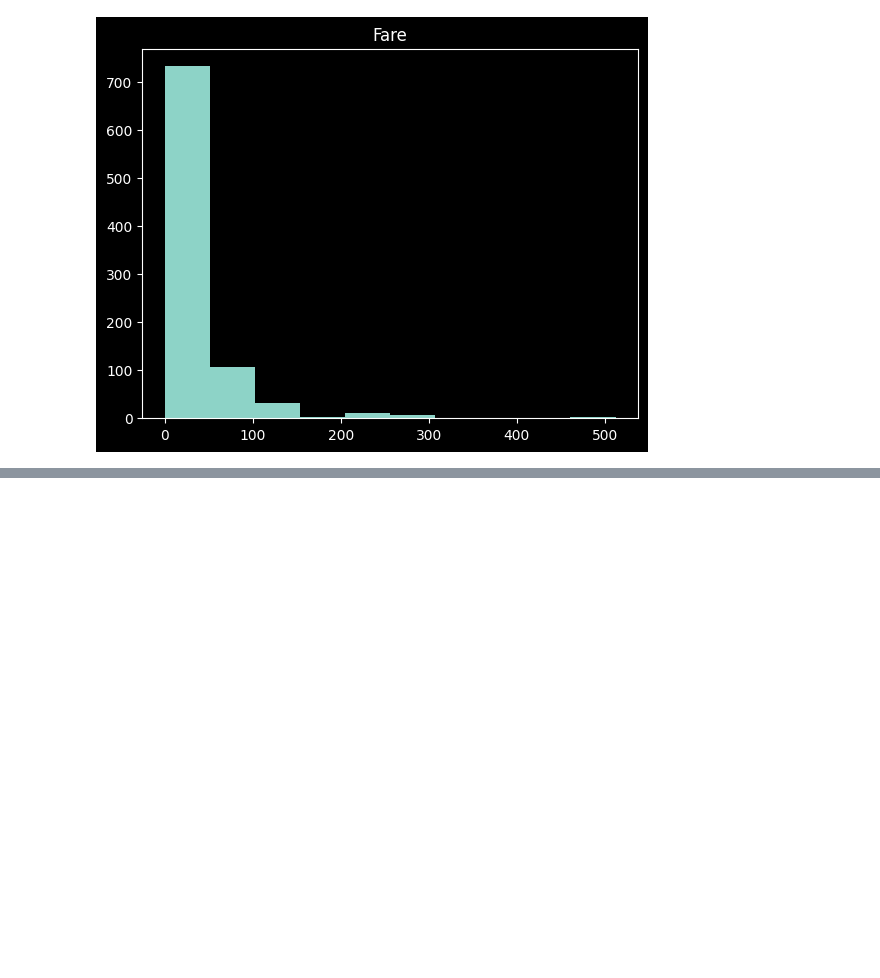
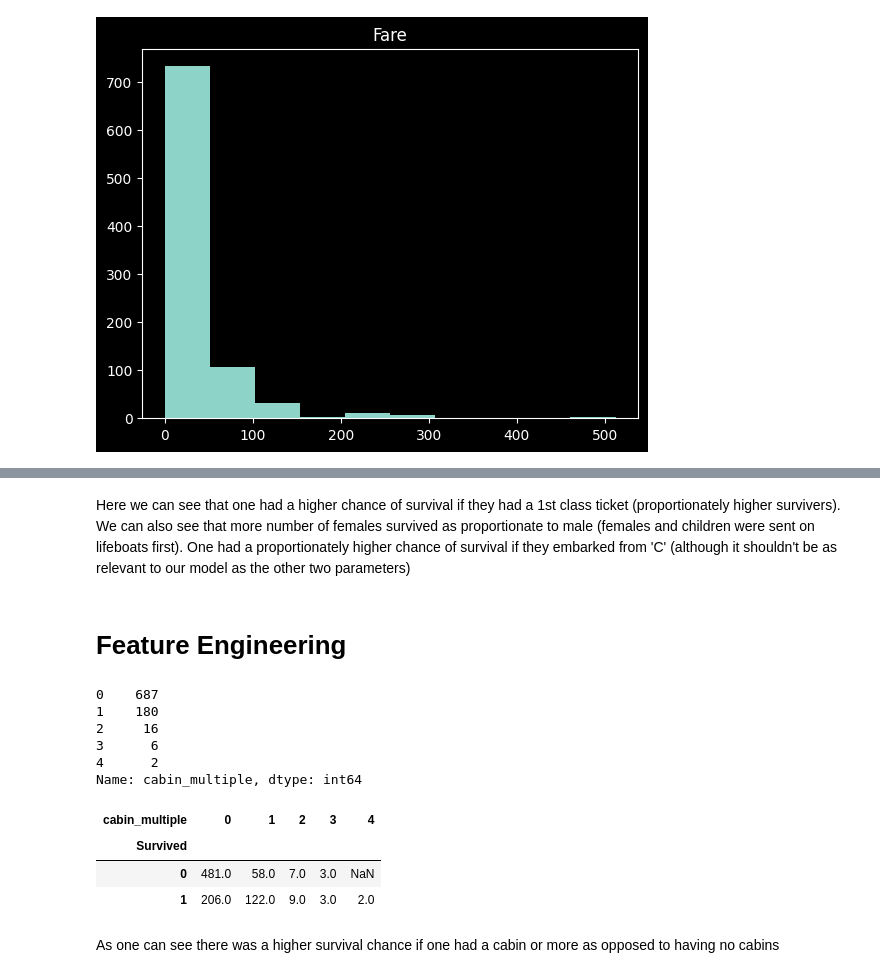
Before and after one commit to RazerP4antom/data-analysis, a Jupyter notebook: Titanic Survival/notebook4.ipynb, the cells around one changed output, grey strips where cells are left out. Saved outputs shown, nothing was run; the diff lists cells and outputs as text; code cells hidden in the pictures; blank space fills up the shorter version.

```diff
--- a/Titanic Survival/notebook4.ipynb
+++ b/Titanic Survival/notebook4.ipynb
@@ -95,0 +154,26 @@ for i in df_num.columns:
+# %% [markdown]
+Here we can see that one had a higher chance of survival if they had a 1st class ticket (proportionately higher survivers). We can also see that more number of females survived as proportionate to male (females and children were sent on lifeboats first). One had a proportionately higher chance of survival if they embarked from 'C' (although it shouldn't be as relevant to our model as the other two parameters)
+# %% [markdown]
+# Feature Engineering
+# %%
+# dividing based on number of cabins, NaN will have 0
+df_cat.Cabin
+training['cabin_multiple'] = training.Cabin.apply(lambda x: 0 if pd.isna(x) else len(x.split(' ')))
+training.cabin_multiple.value_counts()
+# %% [output]
+0    687
+1    180
+2     16
+3      6
+4      2
+Name: cabin_multiple, dtype: int64
+# %%
+# comparing survival rate across number of cabins
+pd.pivot_table(training, index='Survived', columns='cabin_multiple', values='Ticket', aggfunc='count')
+# %% [output]
+| cabin_multiple | 0 | 1 | 2 | 3 | 4 |
+| Survived |  |  |  |  |  |
+| 0 | 481.0 | 58.0 | 7.0 | 3.0 | NaN |
+| 1 | 206.0 | 122.0 | 9.0 | 3.0 | 2.0 |
+# %% [markdown]
+As one can see there was a higher survival chance if one had a cabin or more as opposed to having no cabins
```
Also changed, not shown: parts of 6 cells of this notebook.
